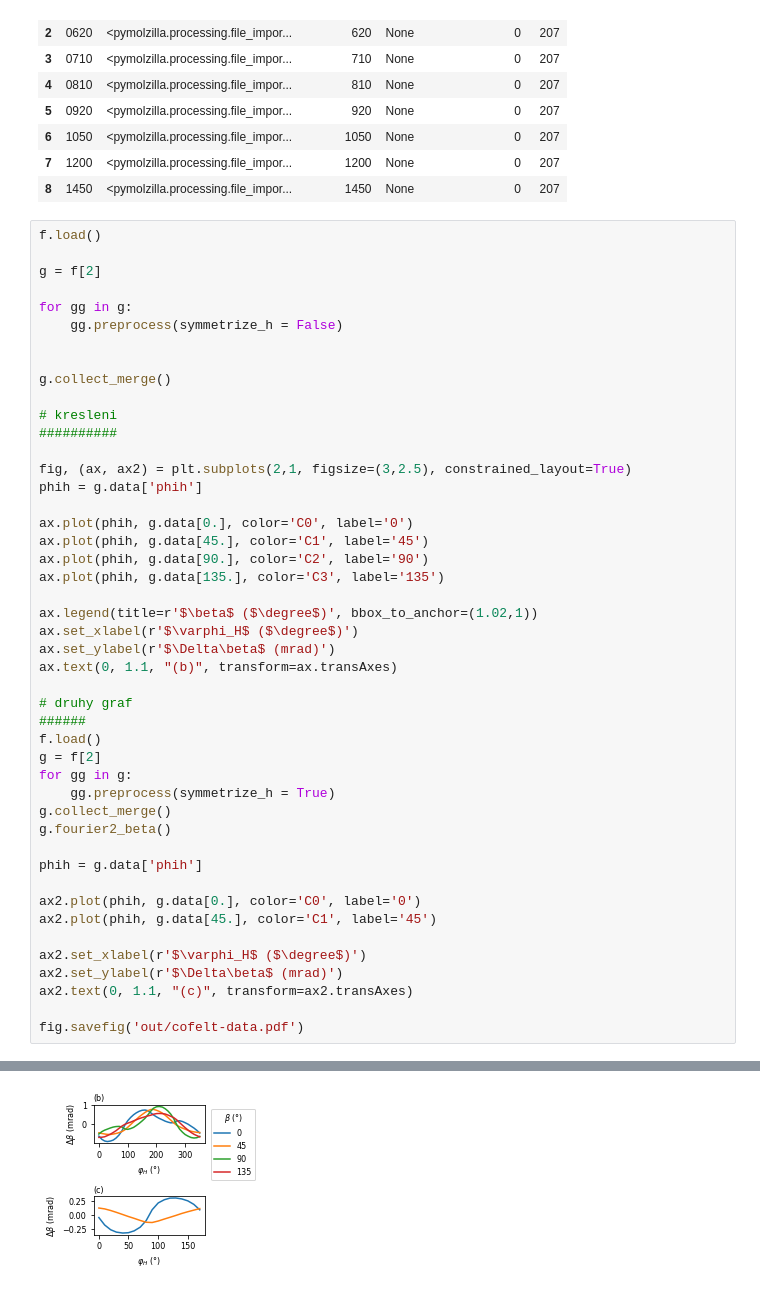
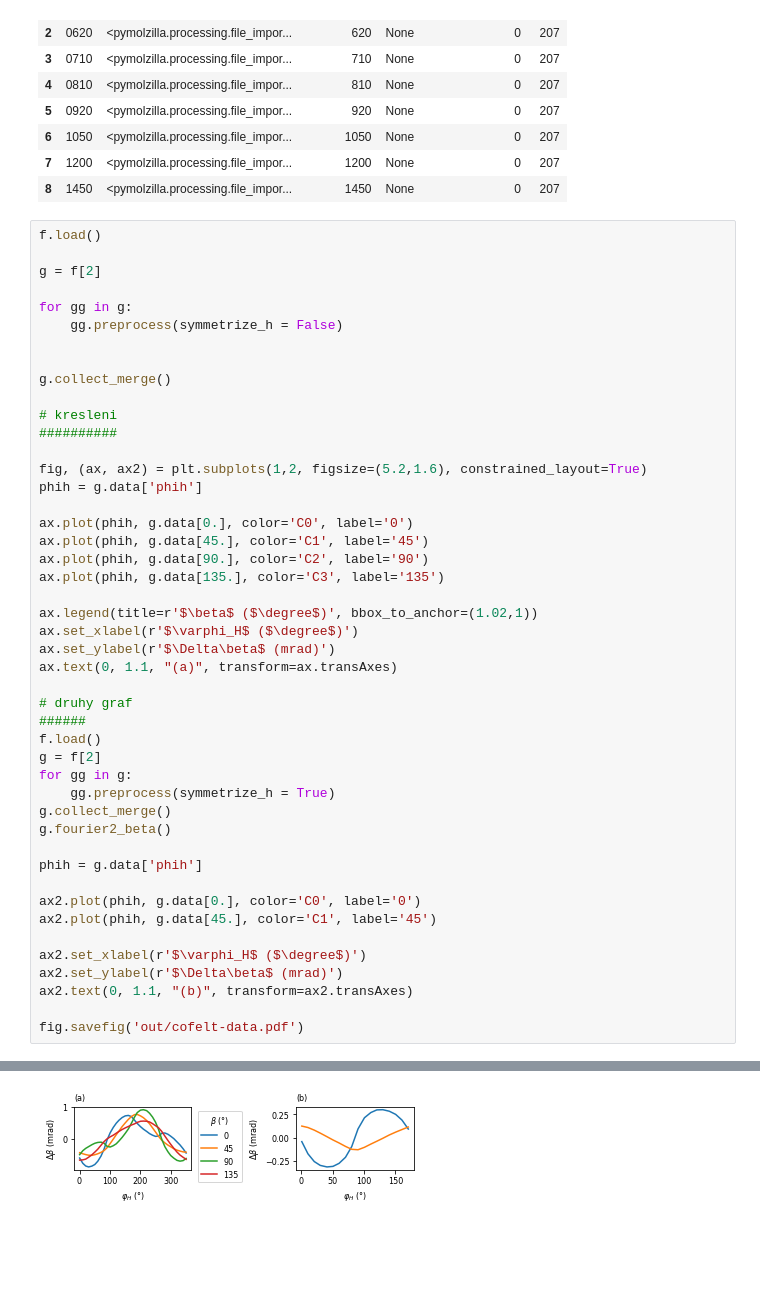
Before and after one commit to vladidobro/thesis, a Jupyter notebook: data/cofelt-data.ipynb, the cells around one changed output, grey strips where cells are left out. Saved outputs shown, nothing was run; the diff lists cells and outputs as text; blank space fills up the shorter version.

```diff
--- a/data/cofelt-data.ipynb
+++ b/data/cofelt-data.ipynb
@@ -40,7 +40,7 @@ g.collect_merge()
 # kresleni
 ##########
 
-fig, (ax, ax2) = plt.subplots(2,1, figsize=(3,2.5), constrained_layout=True)
+fig, (ax, ax2) = plt.subplots(1,2, figsize=(5.2,1.6), constrained_layout=True)
 phih = g.data['phih']
 
 ax.plot(phih, g.data[0.], color='C0', label='0')
@@ -51,7 +51,7 @@ ax.plot(phih, g.data[135.], color='C3', label='135')
 ax.legend(title=r'$\beta$ ($\degree$)', bbox_to_anchor=(1.02,1))
 ax.set_xlabel(r'$\varphi_H$ ($\degree$)')
 ax.set_ylabel(r'$\Delta\beta$ (mrad)')
-ax.text(0, 1.1, "(b)", transform=ax.transAxes)
+ax.text(0, 1.1, "(a)", transform=ax.transAxes)
 
 # druhy graf
 ######
@@ -63,32 +63,32 @@ g.collect_merge()
 g.fourier2_beta()
 
 phih = g.data['phih']
 
 ax2.plot(phih, g.data[0.], color='C0', label='0')
 ax2.plot(phih, g.data[45.], color='C1', label='45')
 
 ax2.set_xlabel(r'$\varphi_H$ ($\degree$)')
 ax2.set_ylabel(r'$\Delta\beta$ (mrad)')
-ax2.text(0, 1.1, "(c)", transform=ax2.transAxes)
+ax2.text(0, 1.1, "(b)", transform=ax2.transAxes)
 
 fig.savefig('out/cofelt-data.pdf')
 # %% [output]
 loading set: 0
 loading set: 1
 loading set: 2
 loading set: 3
 loading set: 4
 loading set: 5
 loading set: 6
 loading set: 7
 loading set: 8
 loading set: 0
 loading set: 1
 loading set: 2
 loading set: 3
 loading set: 4
 loading set: 5
 loading set: 6
 loading set: 7
 loading set: 8
-[figure, old version]
+[figure, new version]
```
Also changed, not shown: 7 other files.
